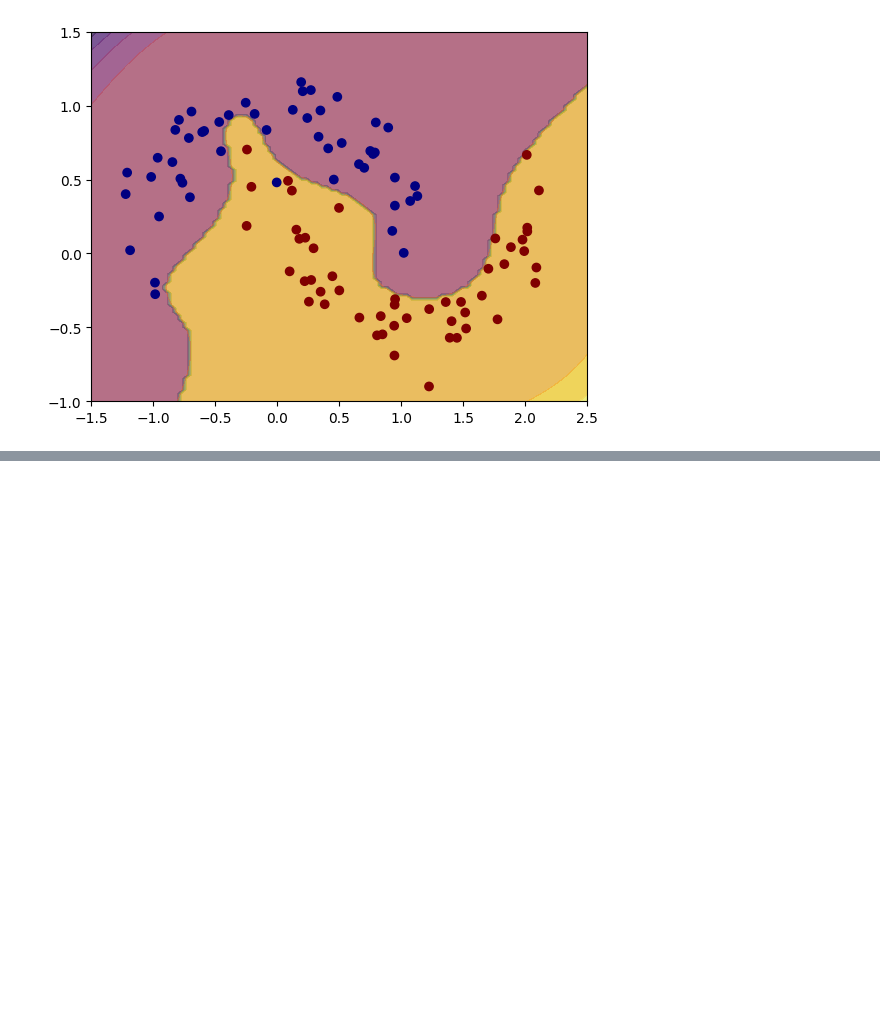
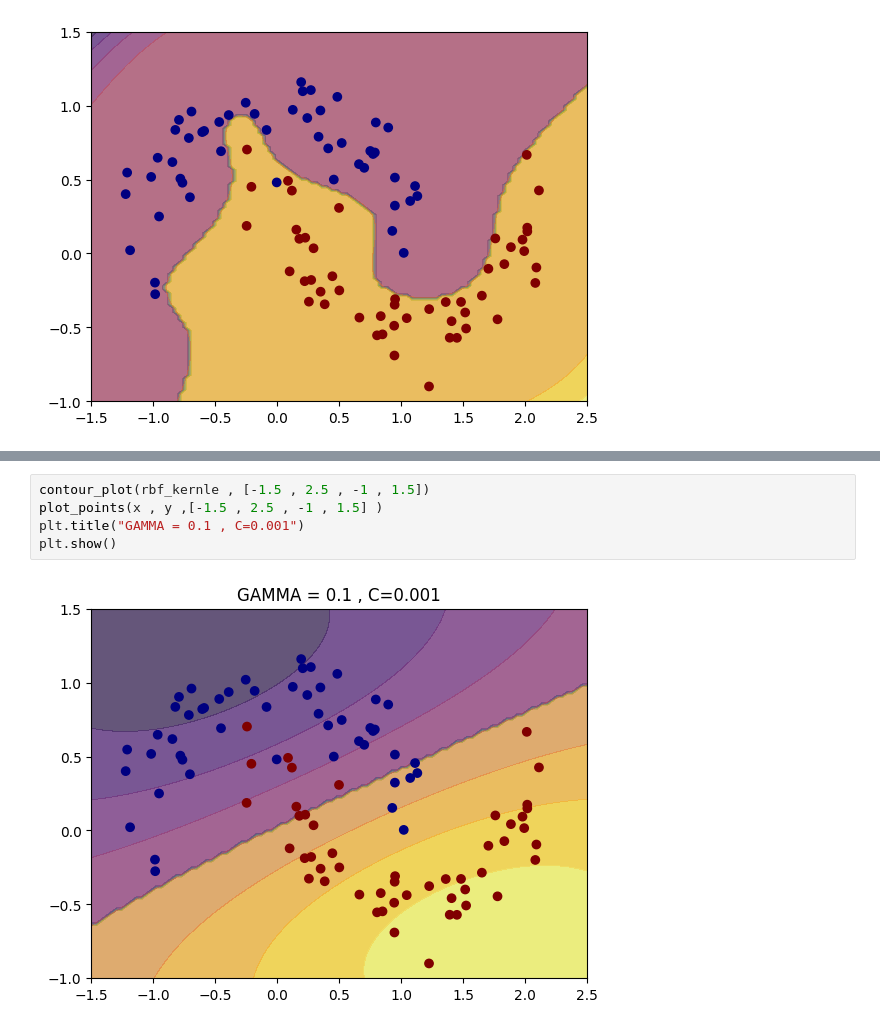
Before and after one commit to LazySeagull/Machine_Learning_Practice, a Jupyter notebook: nonlinearsvmclassifier.ipynb, the cells around one changed output, grey strips where cells are left out. Drawn from its saved outputs; the diff is of its cells as text; blank space fills up the shorter version.

```diff
--- a/nonlinearsvmclassifier.ipynb
+++ b/nonlinearsvmclassifier.ipynb
@@ -117,0 +150,7 @@ plot_points(x , y ,[-1.5 , 2.5 , -1 , 1.5] )
+# %%
+contour_plot(rbf_kernle , [-1.5 , 2.5 , -1 , 1.5])
+plot_points(x , y ,[-1.5 , 2.5 , -1 , 1.5] )
+plt.title("GAMMA = 0.1 , C=0.001")
+plt.show()
+# %% [output]
+[figure, added]
```
Also changed, not shown: parts of 7 cells of this notebook.
